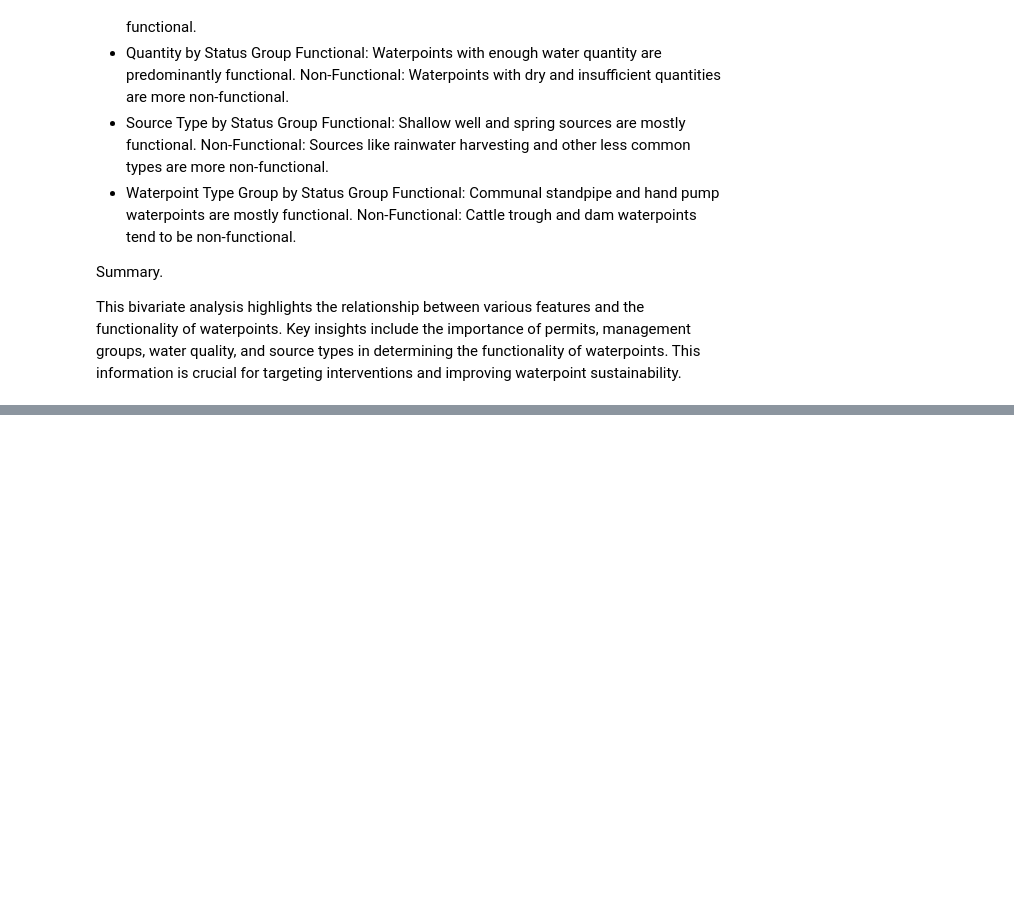
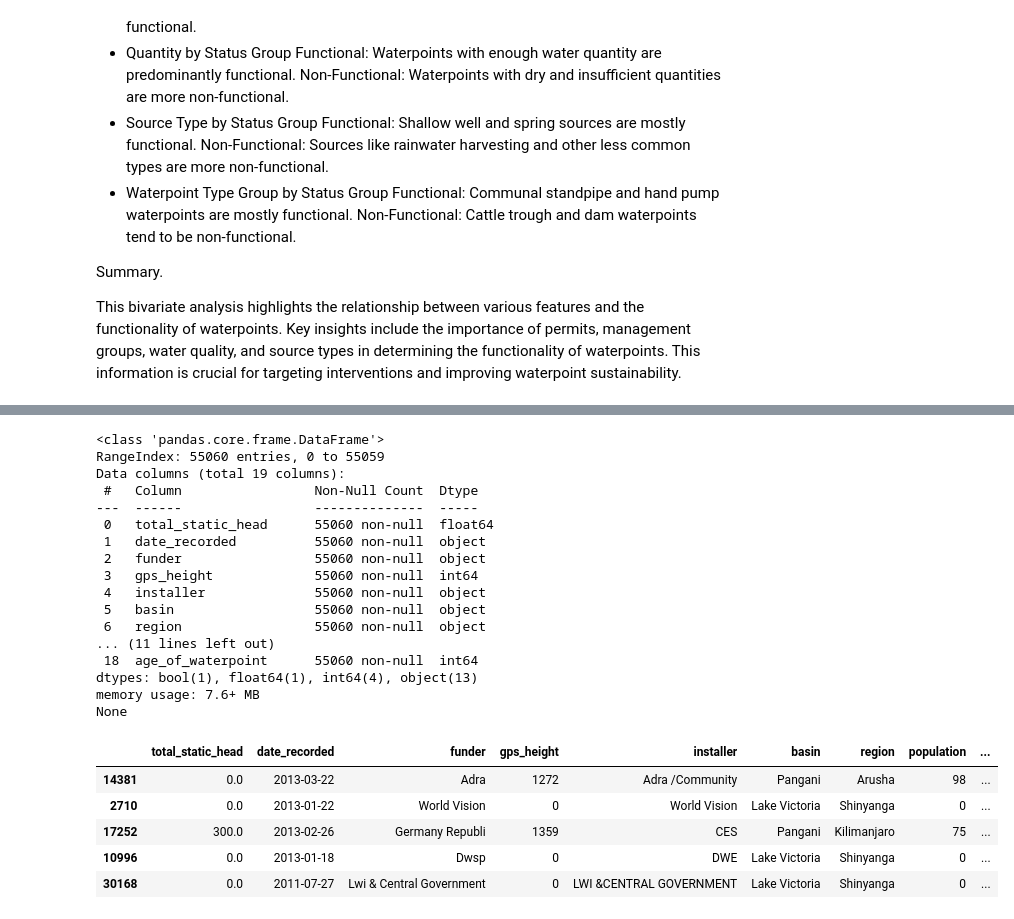
Before and after one commit to PaulMuniu/Tanzania_Water_Wells_Model, a Jupyter notebook: Tanzania_wells.ipynb, the cells around one changed output, grey strips where cells are left out. Drawn from its saved outputs; the diff is of its cells as text; code cells hidden in the pictures; blank space fills up the shorter version.

```diff
--- a/Tanzania_wells.ipynb
+++ b/Tanzania_wells.ipynb
@@ -681,0 +692,29 @@ This bivariate analysis highlights the relationship between various features and
+# %%
+# Display basic information and the first few rows of the data
+data_model = pd.read_csv("Data/cleaned_wells_data.csv")
+print(data_model.info())
+data_model.sample(5, random_state=42)
+# %% [output]
+<class 'pandas.core.frame.DataFrame'>
+RangeIndex: 55060 entries, 0 to 55059
+Data columns (total 19 columns):
+ #   Column                 Non-Null Count  Dtype
+---  ------                 --------------  -----
+ 0   total_static_head      55060 non-null  float64
+ 1   date_recorded          55060 non-null  object
+ 2   funder                 55060 non-null  object
+ 3   gps_height             55060 non-null  int64
+ 4   installer              55060 non-null  object
+ 5   basin                  55060 non-null  object
+ 6   region                 55060 non-null  object
+... (11 lines left out)
+ 18  age_of_waterpoint      55060 non-null  int64
+dtypes: bool(1), float64(1), int64(4), object(13)
+memory usage: 7.6+ MB
+None
+|  | total_static_head | date_recorded | funder | gps_height | installer | basin | region | population | ... |
+| 14381 | 0.0 | 2013-03-22 | Adra | 1272 | Adra /Community | Pangani | Arusha | 98 | ... |
+| 2710 | 0.0 | 2013-01-22 | World Vision | 0 | World Vision | Lake Victoria | Shinyanga | 0 | ... |
+| 17252 | 300.0 | 2013-02-26 | Germany Republi | 1359 | CES | Pangani | Kilimanjaro | 75 | ... |
+| 10996 | 0.0 | 2013-01-18 | Dwsp | 0 | DWE | Lake Victoria | Shinyanga | 0 | ... |
+| 30168 | 0.0 | 2011-07-27 | Lwi & Central Government | 0 | LWI &CENTRAL GOVERNMENT | Lake Victoria | Shinyanga | 0 | ... |
```
Also changed, not shown: parts of 24 cells of this notebook.
